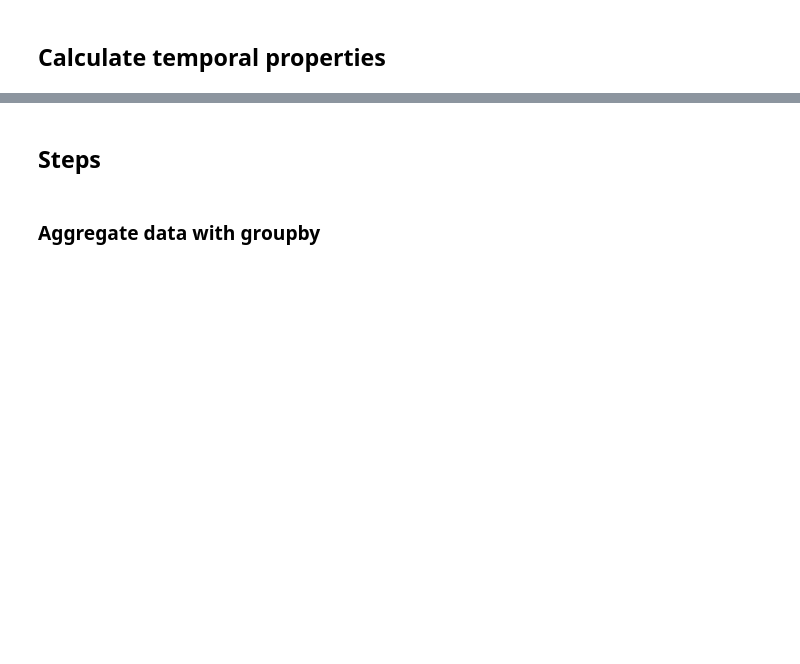
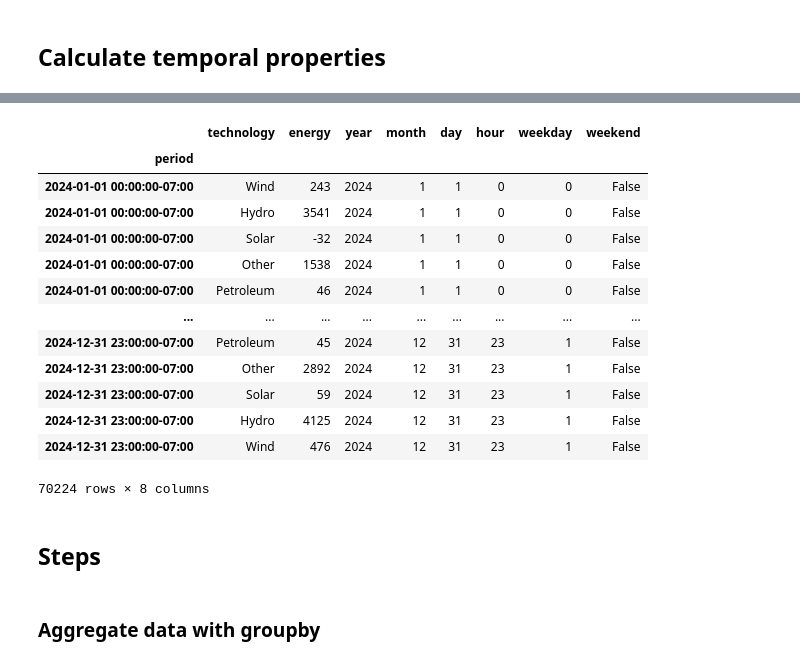
Before and after one commit to mmartin18/practical-python-for-time-series-analysis-5452014, a Jupyter notebook: notebooks/CH02_Groupby/Start.ipynb, the cells around one changed output, grey strips where cells are left out. Drawn from its saved outputs; the diff is of its cells as text; code cells hidden in the pictures; blank space fills up the shorter version.

```diff
--- a/notebooks/CH02_Groupby/Start.ipynb
+++ b/notebooks/CH02_Groupby/Start.ipynb
@@ -42,3 +49,23 @@ df
+# %%
+from modules import utils
+df = utils.add_time_features(df)
+
+df
+# %% [output]
+|  | technology | energy | year | month | day | hour | weekday | weekend |
+| period |  |  |  |  |  |  |  |  |
+| 2024-01-01 00:00:00-07:00 | Wind | 243 | 2024 | 1 | 1 | 0 | 0 | False |
+| 2024-01-01 00:00:00-07:00 | Hydro | 3541 | 2024 | 1 | 1 | 0 | 0 | False |
+| 2024-01-01 00:00:00-07:00 | Solar | -32 | 2024 | 1 | 1 | 0 | 0 | False |
+| 2024-01-01 00:00:00-07:00 | Other | 1538 | 2024 | 1 | 1 | 0 | 0 | False |
+| 2024-01-01 00:00:00-07:00 | Petroleum | 46 | 2024 | 1 | 1 | 0 | 0 | False |
+| ... | ... | ... | ... | ... | ... | ... | ... | ... |
+| 2024-12-31 23:00:00-07:00 | Petroleum | 45 | 2024 | 12 | 31 | 23 | 1 | False |
+| 2024-12-31 23:00:00-07:00 | Other | 2892 | 2024 | 12 | 31 | 23 | 1 | False |
+| 2024-12-31 23:00:00-07:00 | Solar | 59 | 2024 | 12 | 31 | 23 | 1 | False |
+| 2024-12-31 23:00:00-07:00 | Hydro | 4125 | 2024 | 12 | 31 | 23 | 1 | False |
+| 2024-12-31 23:00:00-07:00 | Wind | 476 | 2024 | 12 | 31 | 23 | 1 | False |
+70224 rows × 8 columns
 # %% [markdown]
 ## Steps
 # %% [markdown]
```
Also changed, not shown: parts of 12 cells of this notebook, 1 other file.
